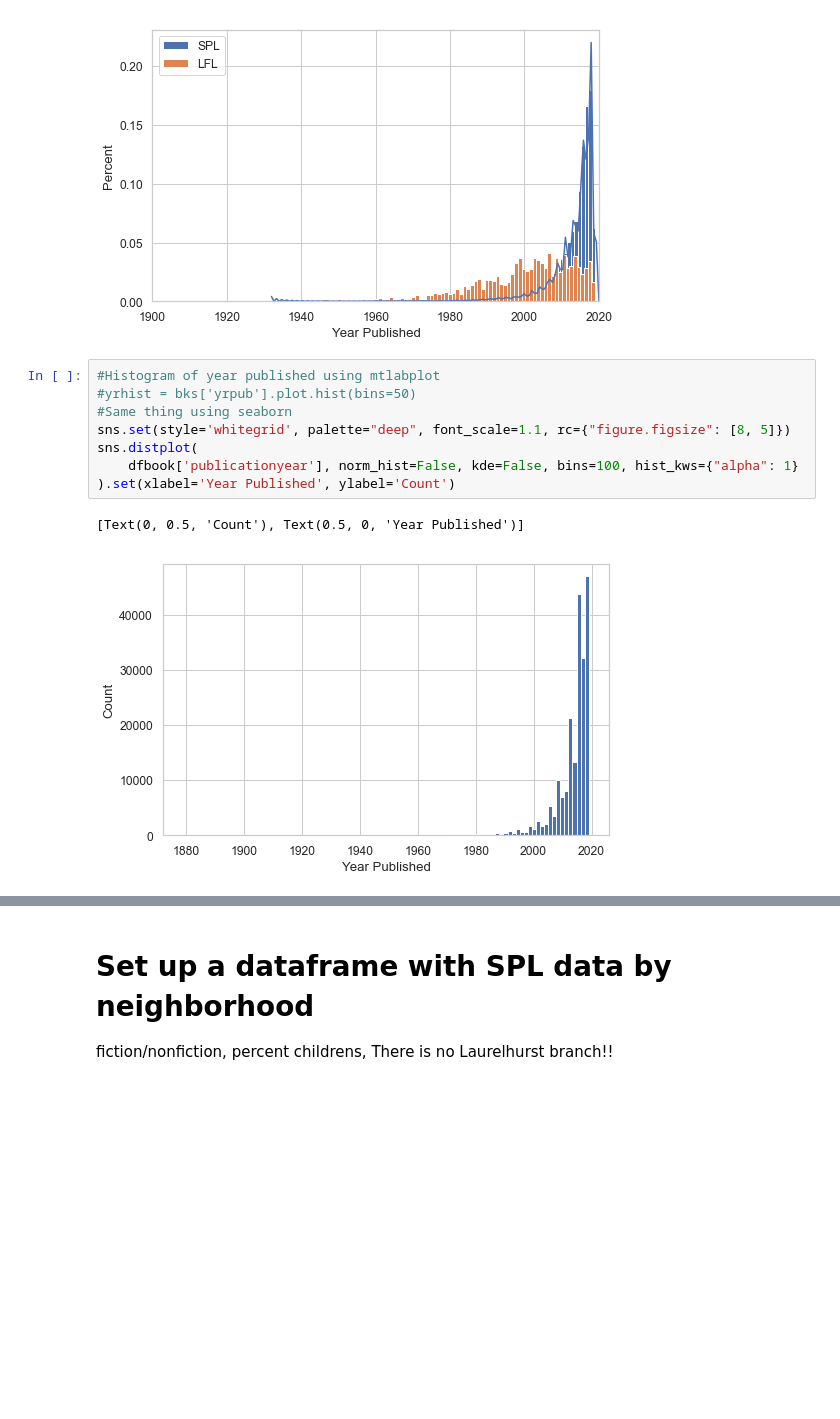
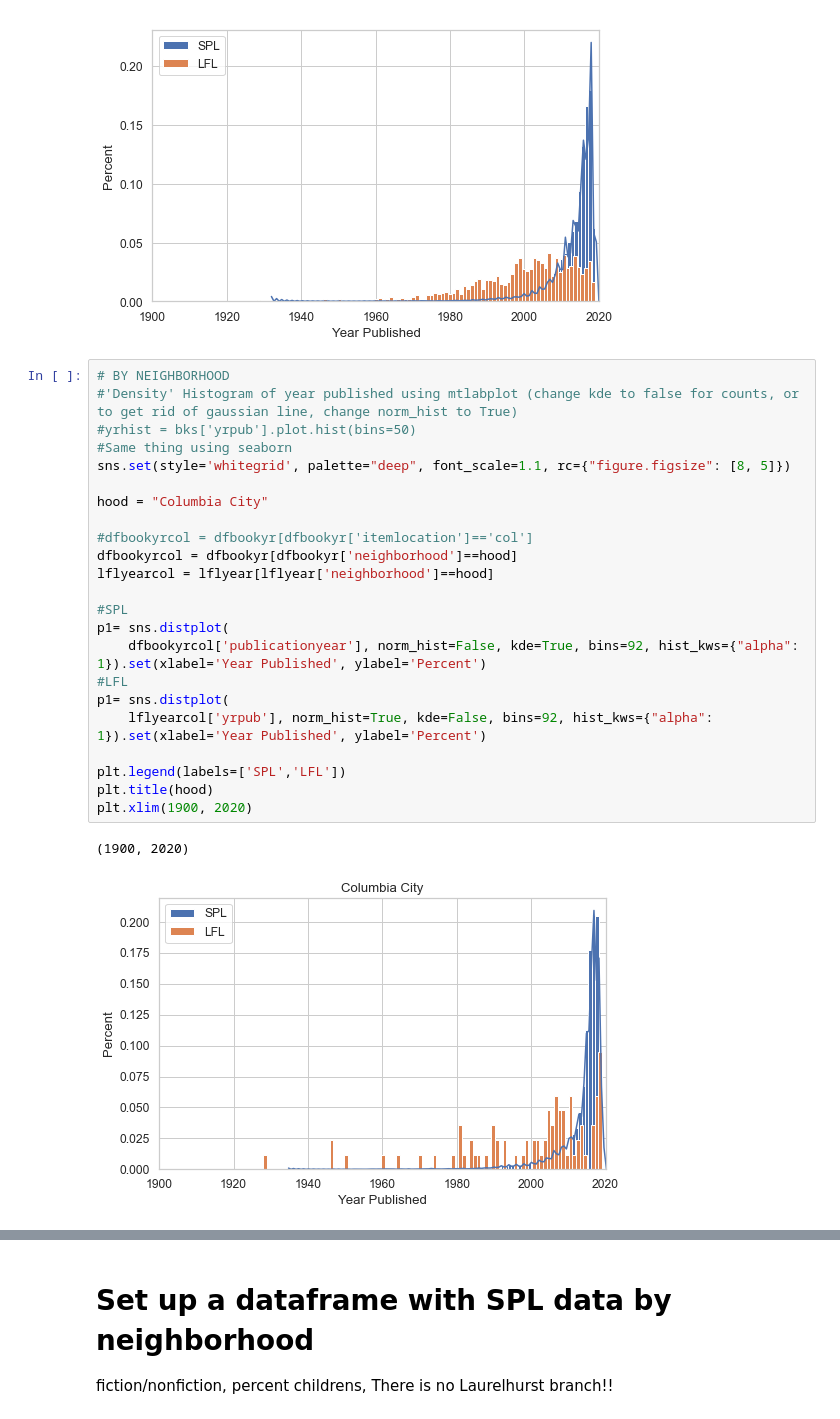
Before and after one commit to amckennafoster/seattle-littlefreelibrary, a Jupyter notebook: code/Get-SPL-data-by-hood.ipynb, the cells around one changed output, grey strips where cells are left out. Drawn from its saved outputs; the diff is of its cells as text; blank space fills up the shorter version.

```diff
--- a/code/Get-SPL-data-by-hood.ipynb
+++ b/code/Get-SPL-data-by-hood.ipynb
@@ -386,13 +401,28 @@ plt.xlim(1900, 2020)
 (1900, 2020)
 [figure]
 # %%
-#Histogram of year published using mtlabplot
+# BY NEIGHBORHOOD
+#'Density' Histogram of year published using mtlabplot (change kde to false for counts, or to get rid of gaussian line, change norm_hist to True)
 #yrhist = bks['yrpub'].plot.hist(bins=50)
 #Same thing using seaborn
 sns.set(style='whitegrid', palette="deep", font_scale=1.1, rc={"figure.figsize": [8, 5]})
-sns.distplot(
-    dfbook['publicationyear'], norm_hist=False, kde=False, bins=100, hist_kws={"alpha": 1}
-).set(xlabel='Year Published', ylabel='Count')
+
+hood = "Columbia City"
+
+#dfbookyrcol = dfbookyr[dfbookyr['itemlocation']=='col']
+dfbookyrcol = dfbookyr[dfbookyr['neighborhood']==hood]
+lflyearcol = lflyear[lflyear['neighborhood']==hood]
+
+#SPL
+p1= sns.distplot(
+    dfbookyrcol['publicationyear'], norm_hist=False, kde=True, bins=92, hist_kws={"alpha": 1}).set(xlabel='Year Published', ylabel='Percent')
+#LFL
+p1= sns.distplot(
+    lflyearcol['yrpub'], norm_hist=True, kde=False, bins=92, hist_kws={"alpha": 1}).set(xlabel='Year Published', ylabel='Percent')
+
+plt.legend(labels=['SPL','LFL'])
+plt.title(hood)
+plt.xlim(1900, 2020)
 # %% [output]
-[Text(0, 0.5, 'Count'), Text(0.5, 0, 'Year Published')]
+(1900, 2020)
-[figure, old version]
+[figure, new version]
```
Also changed, not shown: parts of 15 cells of this notebook, 2 other files.
